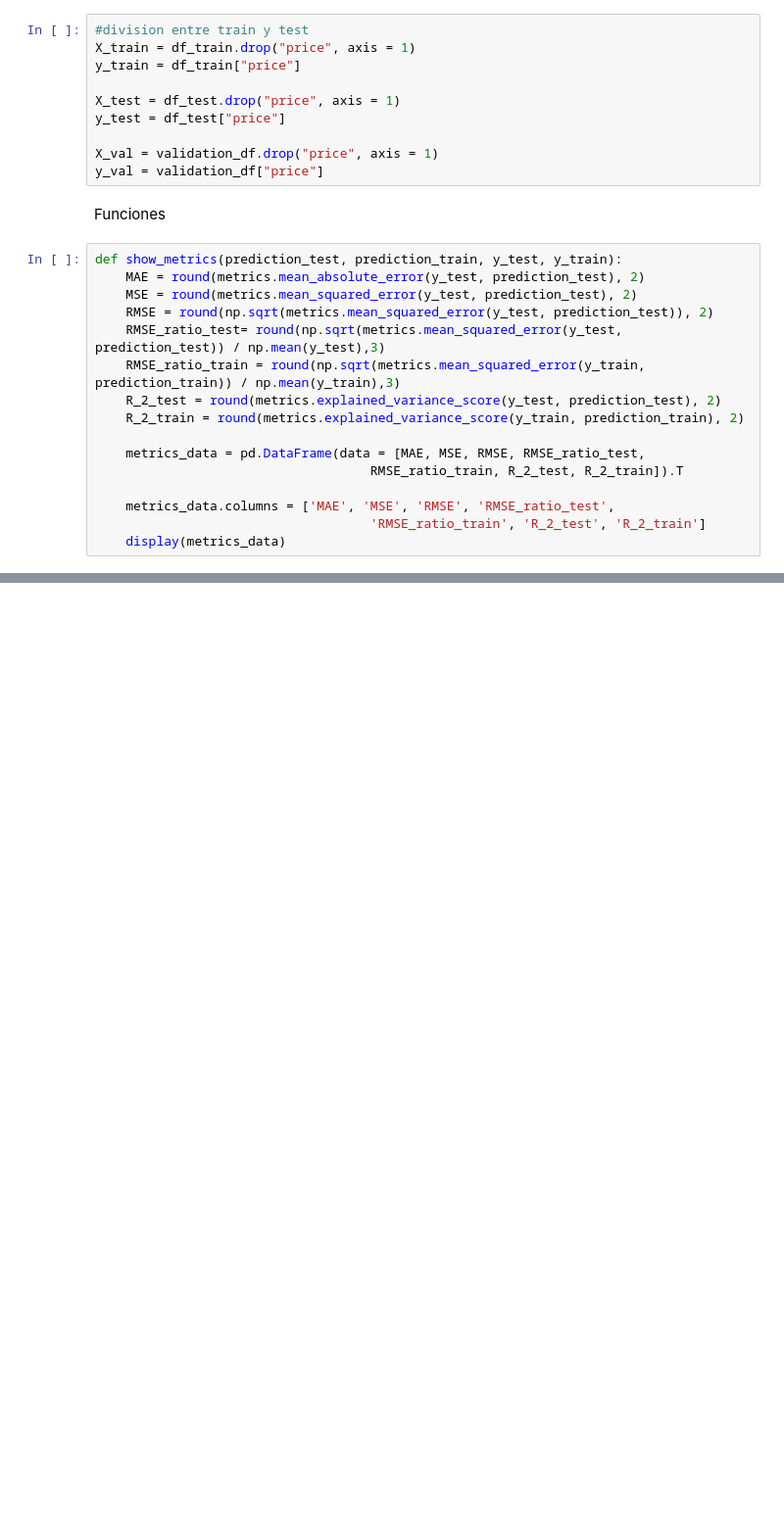
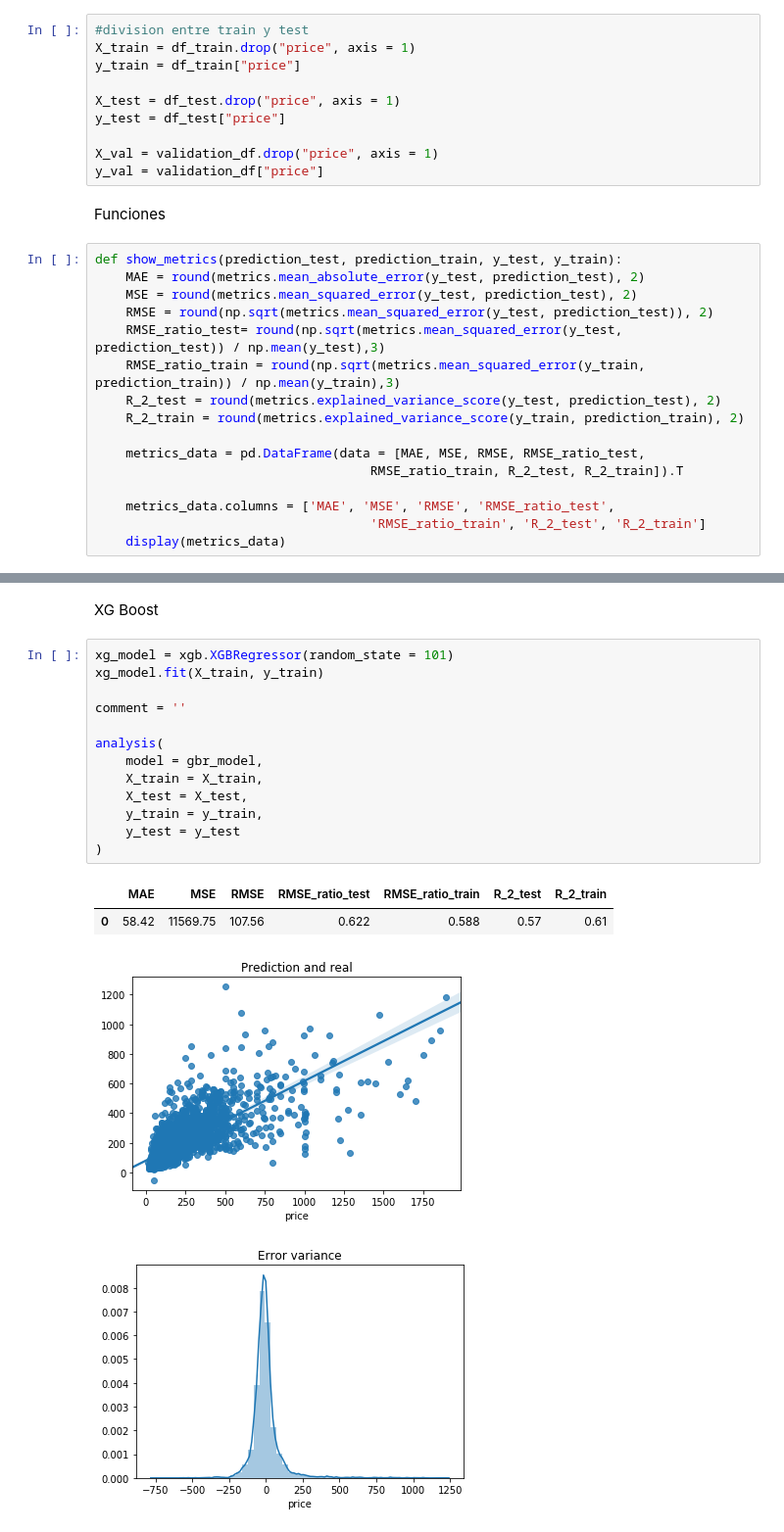
Before and after one commit to Divasson/VisualizacionDatosAirBnB, a Jupyter notebook: modelling/regression_model.ipynb, the cells around one changed output, grey strips where cells are left out. Shown at 98% size. Drawn from its saved outputs; the diff is of its cells as text; blank space fills up the shorter version.

```diff
--- a/modelling/regression_model.ipynb
+++ b/modelling/regression_model.ipynb
@@ -734,0 +422,20 @@ analysis(
+# %% [markdown]
+XG Boost
+# %%
+xg_model = xgb.XGBRegressor(random_state = 101)
+xg_model.fit(X_train, y_train)
+
+comment = ''
+
+analysis(
+    model = gbr_model,
+    X_train = X_train,
+    X_test = X_test,
+    y_train = y_train,
+    y_test = y_test
+)
+# %% [output]
+|  | MAE | MSE | RMSE | RMSE_ratio_test | RMSE_ratio_train | R_2_test | R_2_train |
+| 0 | 58.42 | 11569.75 | 107.56 | 0.622 | 0.588 | 0.57 | 0.61 |
+[figure, added]
+[figure, added]
```
Also changed, not shown: parts of 55 cells of this notebook.
